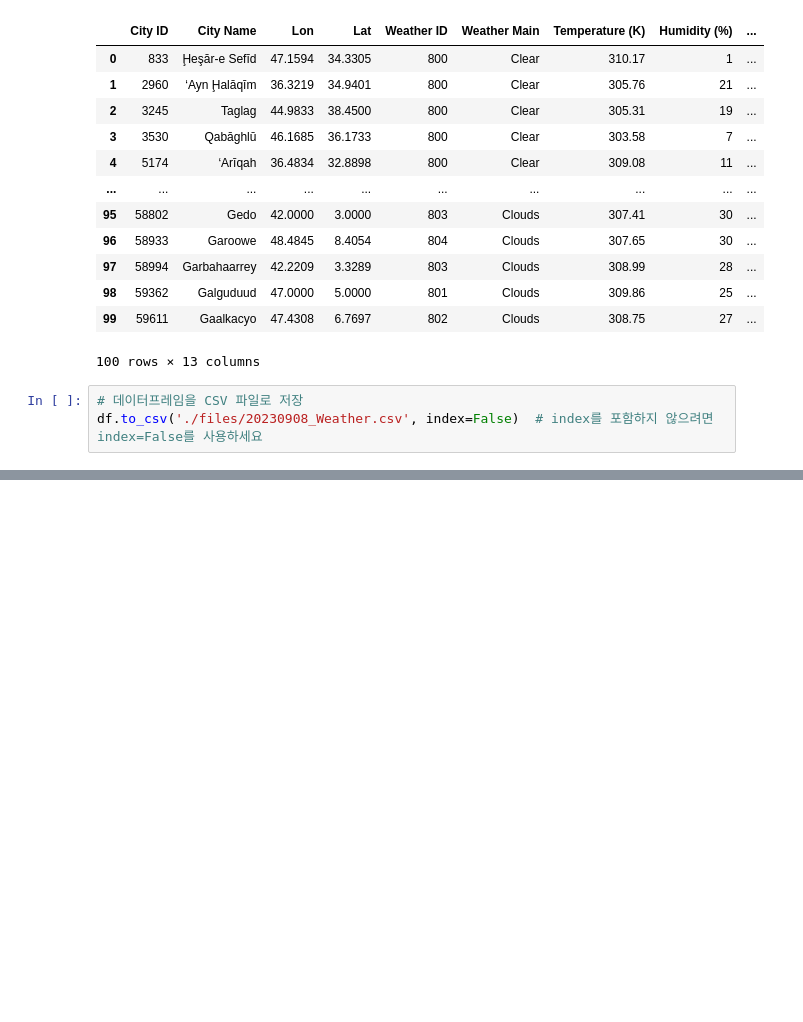
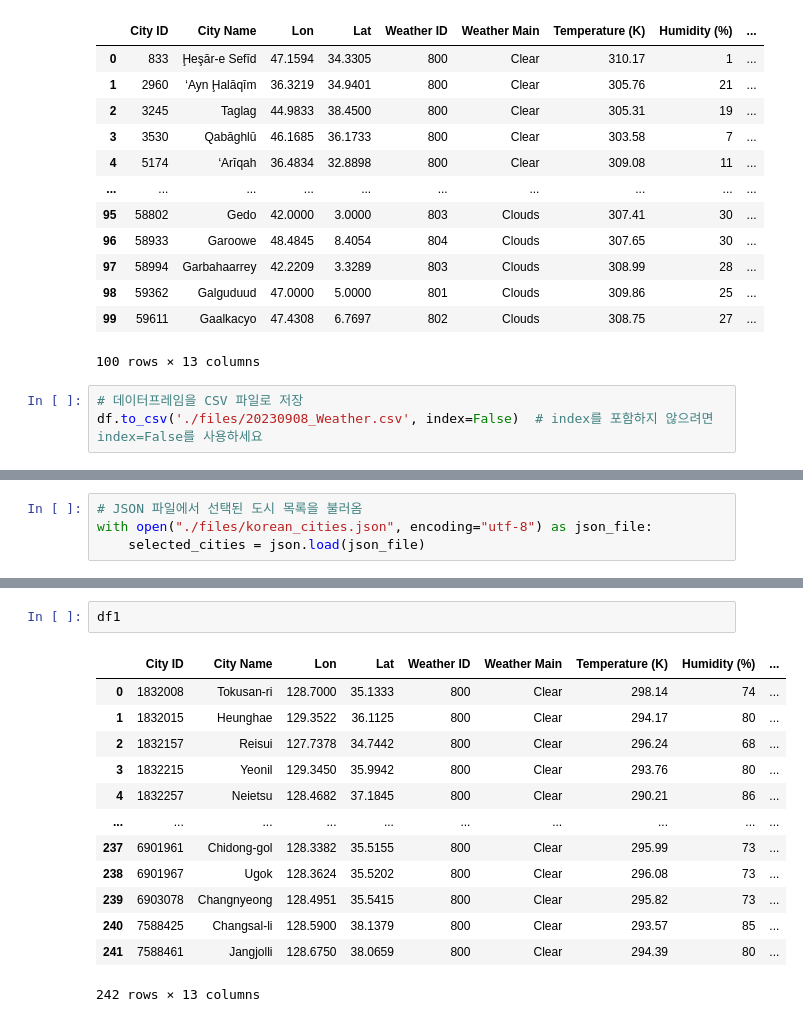
Before and after one commit to kyuyoung98/Weather-Project, a Jupyter notebook: data/weatherETL.ipynb, the cells around one changed output, grey strips where cells are left out. Cells and saved outputs as stored; diff of their text form; blank space fills up the shorter version.

Commit message:
Korea City Today Weather ETL Pipeline

```diff
--- a/data/weatherETL.ipynb
+++ b/data/weatherETL.ipynb
@@ -236,0 +239,4 @@ df.to_csv('./files/20230908_Weather.csv', index=False)  # index를 포함하지
+# %%
+# JSON 파일에서 선택된 도시 목록을 불러옴
+with open("./files/korean_cities.json", encoding="utf-8") as json_file:
+    selected_cities = json.load(json_file)
@@ -236,0 +293,16 @@ df.to_csv('./files/20230908_Weather.csv', index=False)  # index를 포함하지
+# %%
+df1
+# %% [output]
+|  | City ID | City Name | Lon | Lat | Weather ID | Weather Main | Temperature (K) | Humidity (%) | ... |
+| 0 | 1832008 | Tokusan-ri | 128.7000 | 35.1333 | 800 | Clear | 298.14 | 74 | ... |
+| 1 | 1832015 | Heunghae | 129.3522 | 36.1125 | 800 | Clear | 294.17 | 80 | ... |
+| 2 | 1832157 | Reisui | 127.7378 | 34.7442 | 800 | Clear | 296.24 | 68 | ... |
+| 3 | 1832215 | Yeonil | 129.3450 | 35.9942 | 800 | Clear | 293.76 | 80 | ... |
+| 4 | 1832257 | Neietsu | 128.4682 | 37.1845 | 800 | Clear | 290.21 | 86 | ... |
+| ... | ... | ... | ... | ... | ... | ... | ... | ... | ... |
+| 237 | 6901961 | Chidong-gol | 128.3382 | 35.5155 | 800 | Clear | 295.99 | 73 | ... |
+| 238 | 6901967 | Ugok | 128.3624 | 35.5202 | 800 | Clear | 296.08 | 73 | ... |
+| 239 | 6903078 | Changnyeong | 128.4951 | 35.5415 | 800 | Clear | 295.82 | 73 | ... |
+| 240 | 7588425 | Changsal-li | 128.5900 | 38.1379 | 800 | Clear | 293.57 | 85 | ... |
+| 241 | 7588461 | Jangjolli | 128.6750 | 38.0659 | 800 | Clear | 294.39 | 80 | ... |
+242 rows × 13 columns
```
Also changed, not shown: parts of 2 cells of this notebook, 6 other files.
